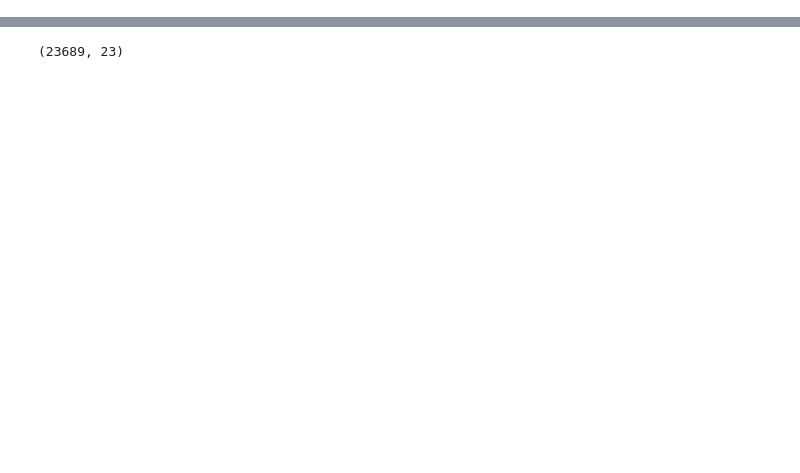
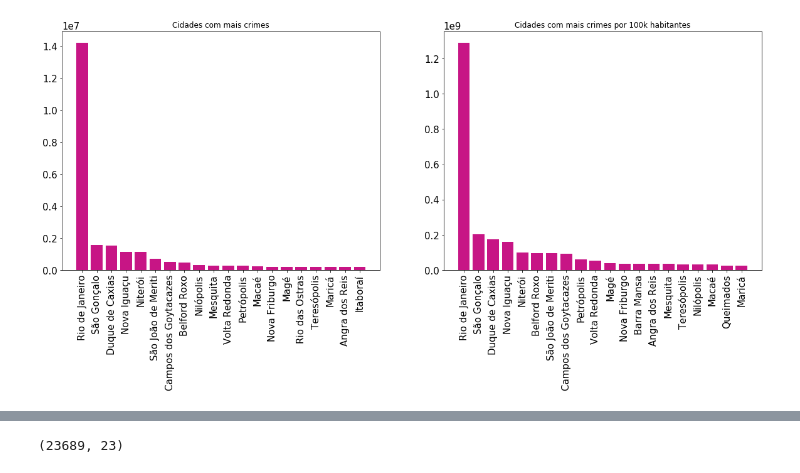
Before and after one commit to deizianens/data-mining, a Jupyter notebook: tp_mda.ipynb, the cells around one changed output, grey strips where cells are left out. Drawn from its saved outputs; the diff is of its cells as text; code cells hidden in the pictures; blank space fills up the shorter version.

```diff
--- a/tp_mda.ipynb
+++ b/tp_mda.ipynb
@@ -8,0 +159,3 @@ import matplotlib.pyplot as plt
+# %%
+crimes_pop['per100k_ratio'] = crimes_pop['pop_circ'] / 100000
+crimes_pop.head()
@@ -8,0 +171,13 @@ import matplotlib.pyplot as plt
+# %%
+cols = crimes_pop.columns[9:-2]
+# cols
+data_per100k = crimes_pop.copy()
+data_per100k[cols].astype(float)
+data_per100k['posse_drogas'] = pd.to_numeric(data_per100k['posse_drogas'], errors='coerce')
+data_per100k['trafico_drogas']  = pd.to_numeric(data_per100k['trafico_drogas'], errors='coerce')
+data_per100k['apreensao_drogas_sem_autor']  = pd.to_numeric(data_per100k['apreensao_drogas_sem_autor'], errors='coerce')
+
+for c in cols:
+    data_per100k[c] = data_per100k[c] * data_per100k['per100k_ratio']
+
+data_per100k.head(5)
@@ -8,0 +191,30 @@ import matplotlib.pyplot as plt
+# %%
+tmp_data = data_crimes.groupby(['munic'], as_index=False)[data_crimes.columns[9:]].sum()
+tmp_data['total_crime']= tmp_data.iloc[:, 9:].sum(axis=1)
+total_crimes_munic = tmp_data
+total_crimes_munic = total_crimes_munic.sort_values(['total_crime'], ascending=[False])
+# %%
+tmp_data = data_per100k.groupby(['munic'], as_index=False)[ data_per100k.columns[9:]].sum()
+tmp_data['total_crime']= tmp_data.iloc[:, 9:].sum(axis=1)
+total_crimes_munic_100k = tmp_data
+total_crimes_munic_100k = total_crimes_munic_100k.sort_values(['total_crime'], ascending=[False])
+# %%
+f = plt.figure(figsize=(20,7))
+
+#The below code will create two plots. The parameters that .subplot take are (row, column, no. of plots).
+plt.subplot(1,2,1)
+
+y_pos = np.arange(20)
+
+plt.bar(y_pos, total_crimes_munic['total_crime'].head(20), align='center', color = 'mediumvioletred')
+plt.xticks(y_pos, total_crimes_munic['munic'].head(20), rotation = 90)
+plt.title('Cidades com mais crimes')
+
+plt.subplot(1,2,2)
+plt.bar(y_pos, total_crimes_munic_100k['total_crime'].head(20), align='center', color = 'mediumvioletred')
+plt.xticks(y_pos, total_crimes_munic_100k['munic'].head(20), rotation = 90)
+plt.title('Cidades com mais crimes por 100k habitantes')
+
+plt.show()
+# %% [output]
+[figure, added]
```
Also changed, not shown: parts of 90 cells of this notebook, 1 other file.
